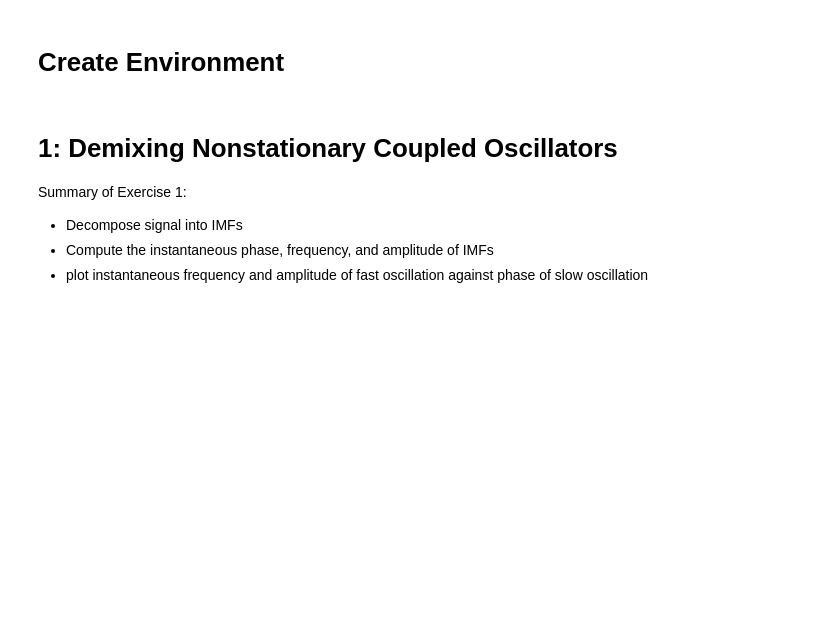
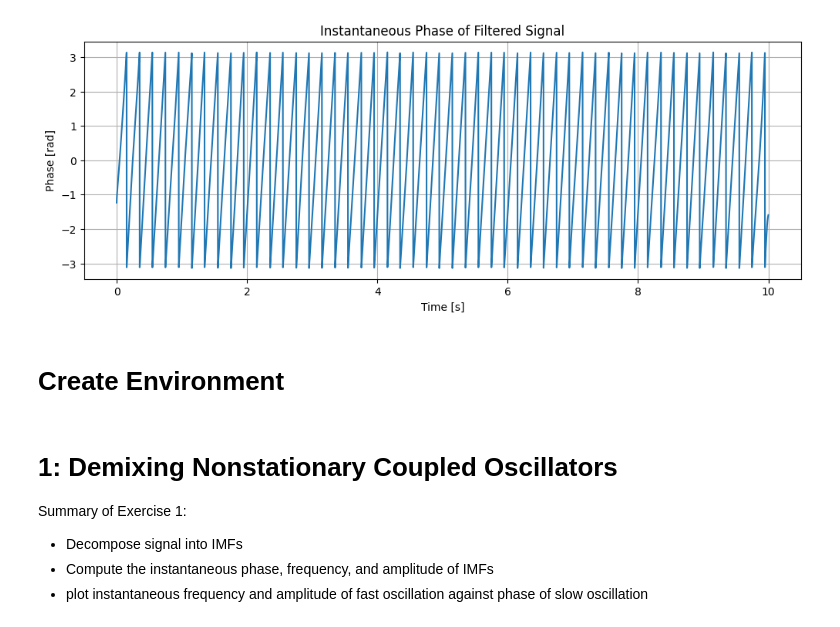
Before and after one commit to arashshahidi1997/NeuroPySeminar, a Jupyter notebook: W01_EMD/exercise/EMD_exercise.ipynb, the cells around one changed output. Cells and saved outputs as stored; diff of their text form; code cells hidden in the pictures; blank space fills up the shorter version.

```diff
--- a/W01_EMD/exercise/EMD_exercise.ipynb
+++ b/W01_EMD/exercise/EMD_exercise.ipynb
@@ -1,3 +57,20 @@
+# %%
+from scipy.signal import hilbert
+
+# Apply Hilbert transform to the filtered signal
+analytic_signal = hilbert(signal_filtered)
+instant_phase = np.angle(analytic_signal)
+
+# Plot instantaneous phase
+plt.figure(figsize=(12, 4))
+plt.plot(t, instant_phase)
+plt.title('Instantaneous Phase of Filtered Signal')
+plt.xlabel('Time [s]')
+plt.ylabel('Phase [rad]')
+plt.grid()
+plt.show()
+# %% [output]
+[figure, added]
 # %% [markdown]
 # Create Environment
 # %%
```
Also changed, not shown: parts of 2 cells of this notebook, 22 other files.
